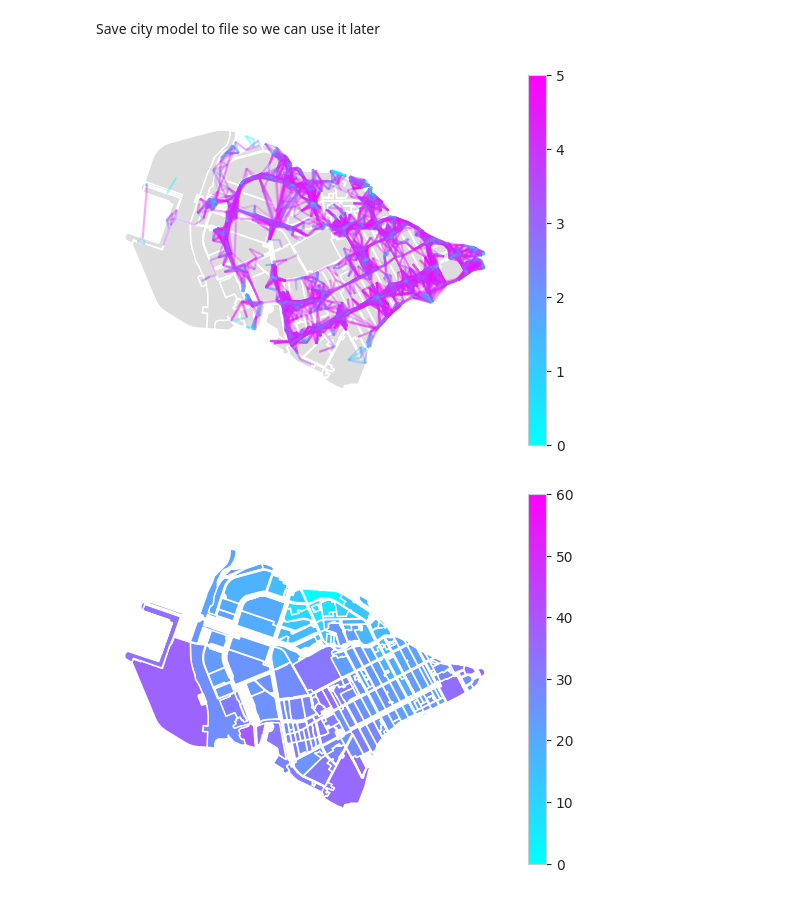
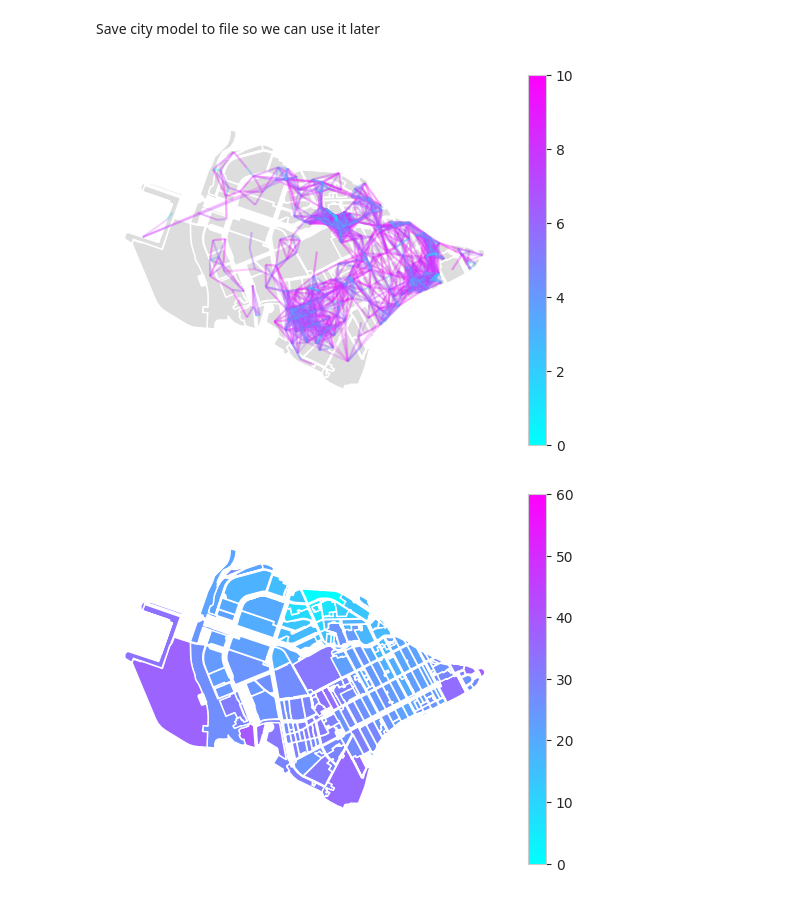
Before and after one commit to aimclub/blocksnet, a Jupyter notebook: examples/3 city model initialization.ipynb, the cells around one changed output. Drawn from its saved outputs; the diff is of its cells as text; code cells hidden in the pictures.

Commit message:
fix: id removed from blockscutter result feat: examples kinda reordered and actualized

```diff
--- a/examples/3 city model initialization.ipynb
+++ b/examples/3 city model initialization.ipynb
@@ -11,8 +11,8 @@ example_data_path = "./data"
 We use the results from our previous examples (1 and 2), but you can use your own prepared GeoDataFrames
 # %%
 # load aggregated info we have
-blocks = gpd.read_parquet(os.path.join(example_data_path, "data_getter_blocks.parquet"))
-accessibility_matrix = pd.read_pickle(os.path.join(example_data_path, "data_getter_matrix.pickle"))
+blocks = gpd.read_parquet(os.path.join(example_data_path, "blocks.parquet"))
+accessibility_matrix = pd.read_pickle(os.path.join(example_data_path, "adjacency_matrix.pickle"))
 # %%
 from blocksnet.models import City
 
@@ -35,15 +35,15 @@ services = {"schools": schools, "kindergartens": kindergartens, "recreational_ar
             "hospitals": hospitals, "pharmacies": pharmacies, "policlinics": policlinics}
 # %%
 for service_type, gdf in services.items():
-  city_model.update_layer(service_type, gdf)
+  city_model.update_services(service_type, gdf)
 # %% [markdown]
 Save city model to file so we can use it later
 # %%
 city_model.to_pickle(os.path.join(example_data_path, 'city_model.pickle'))
 # %%
-city_model.plot()
+city_model.plot(10)
 # %% [output]
-[figure, old version]
+[figure, new version]
 # %%
 from blocksnet.method import Accessibility
 
```
Also changed, not shown: 3 other files.
